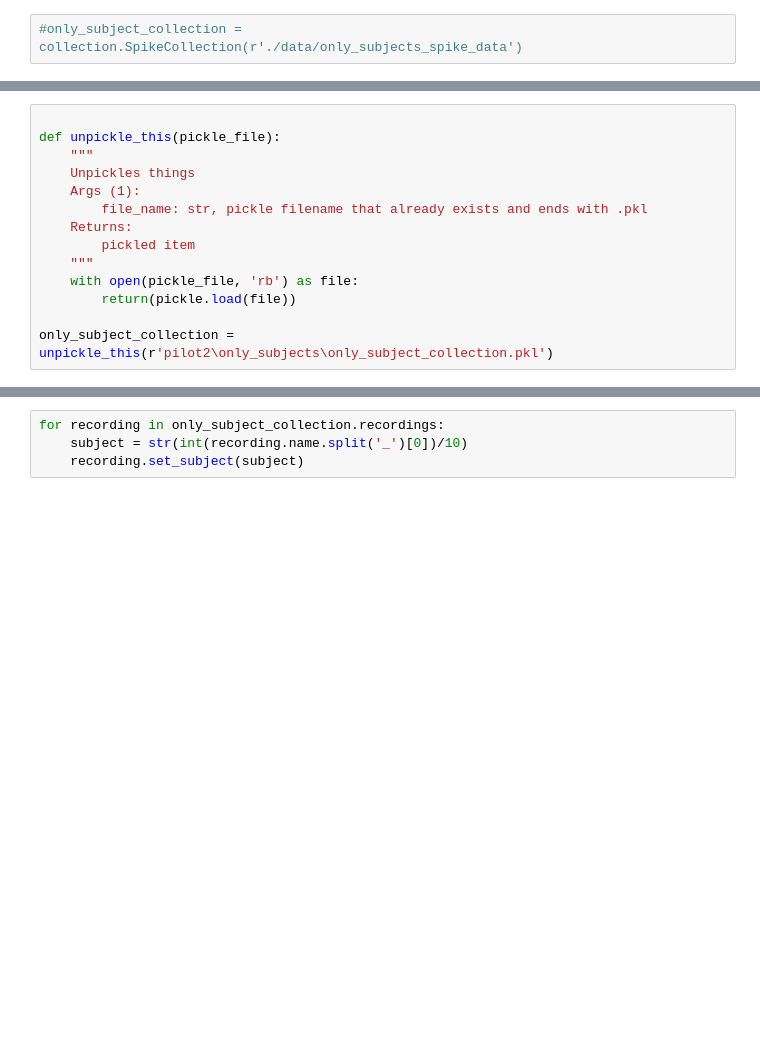
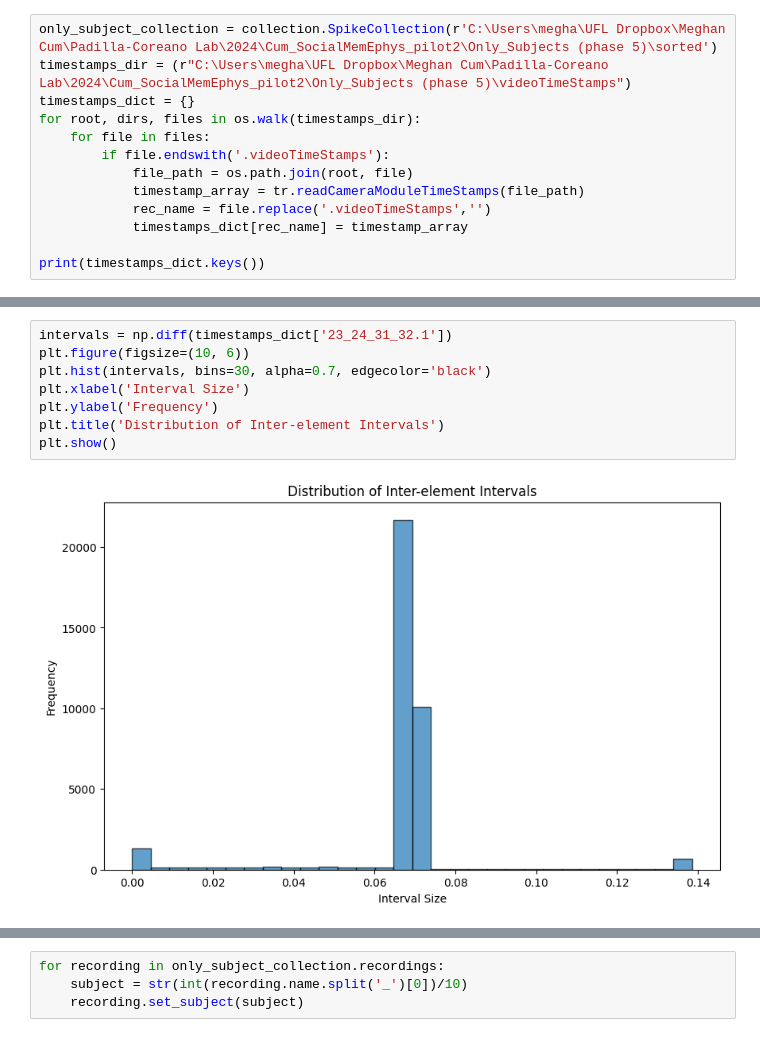
Before and after one commit to tomHep10/diff_fam_social_memory_ephys, a Jupyter notebook: pilot2/only_subjects/only_subjects_spike_collection.ipynb, the cells around one changed output, grey strips where cells are left out. Saved outputs shown, nothing was run; the diff lists cells and outputs as text; blank space fills up the shorter version.

```diff
--- a/pilot2/only_subjects/only_subjects_spike_collection.ipynb
+++ b/pilot2/only_subjects/only_subjects_spike_collection.ipynb
@@ -27,3 +22,14 @@ import pickle
 # %%
-#only_subject_collection = collection.SpikeCollection(r'./data/only_subjects_spike_data')
+only_subject_collection = collection.SpikeCollection(r'C:\Users\megha\UFL Dropbox\Meghan Cum\Padilla-Coreano Lab\2024\Cum_SocialMemEphys_pilot2\Only_Subjects (phase 5)\sorted')
+timestamps_dir = (r"C:\Users\megha\UFL Dropbox\Meghan Cum\Padilla-Coreano Lab\2024\Cum_SocialMemEphys_pilot2\Only_Subjects (phase 5)\videoTimeStamps")
+timestamps_dict = {}
+for root, dirs, files in os.walk(timestamps_dir):
+    for file in files:
+        if file.endswith('.videoTimeStamps'):
+            file_path = os.path.join(root, file)
+            timestamp_array = tr.readCameraModuleTimeStamps(file_path)
+            rec_name = file.replace('.videoTimeStamps','')
+            timestamps_dict[rec_name] = timestamp_array
+
+print(timestamps_dict.keys())
 # %% [output]
@@ -65,14 +53,10 @@ Please assign subjects to each recording as recording.subject
-# %%
-
-def unpickle_this(pickle_file):
-    """
-    Unpickles things
-    Args (1):
-        file_name: str, pickle filename that already exists and ends with .pkl
-    Returns:
-        pickled item
-    """
-    with open(pickle_file, 'rb') as file:
-        return(pickle.load(file))
-
-only_subject_collection = unpickle_this(r'pilot2\only_subjects\only_subject_collection.pkl')
+# %%
+intervals = np.diff(timestamps_dict['23_24_31_32.1'])
+plt.figure(figsize=(10, 6))
+plt.hist(intervals, bins=30, alpha=0.7, edgecolor='black')
+plt.xlabel('Interval Size')
+plt.ylabel('Frequency')
+plt.title('Distribution of Inter-element Intervals')
+plt.show()
+# %% [output]
+[figure, added]
```
Also changed, not shown: parts of 28 cells of this notebook, 22 other files.
